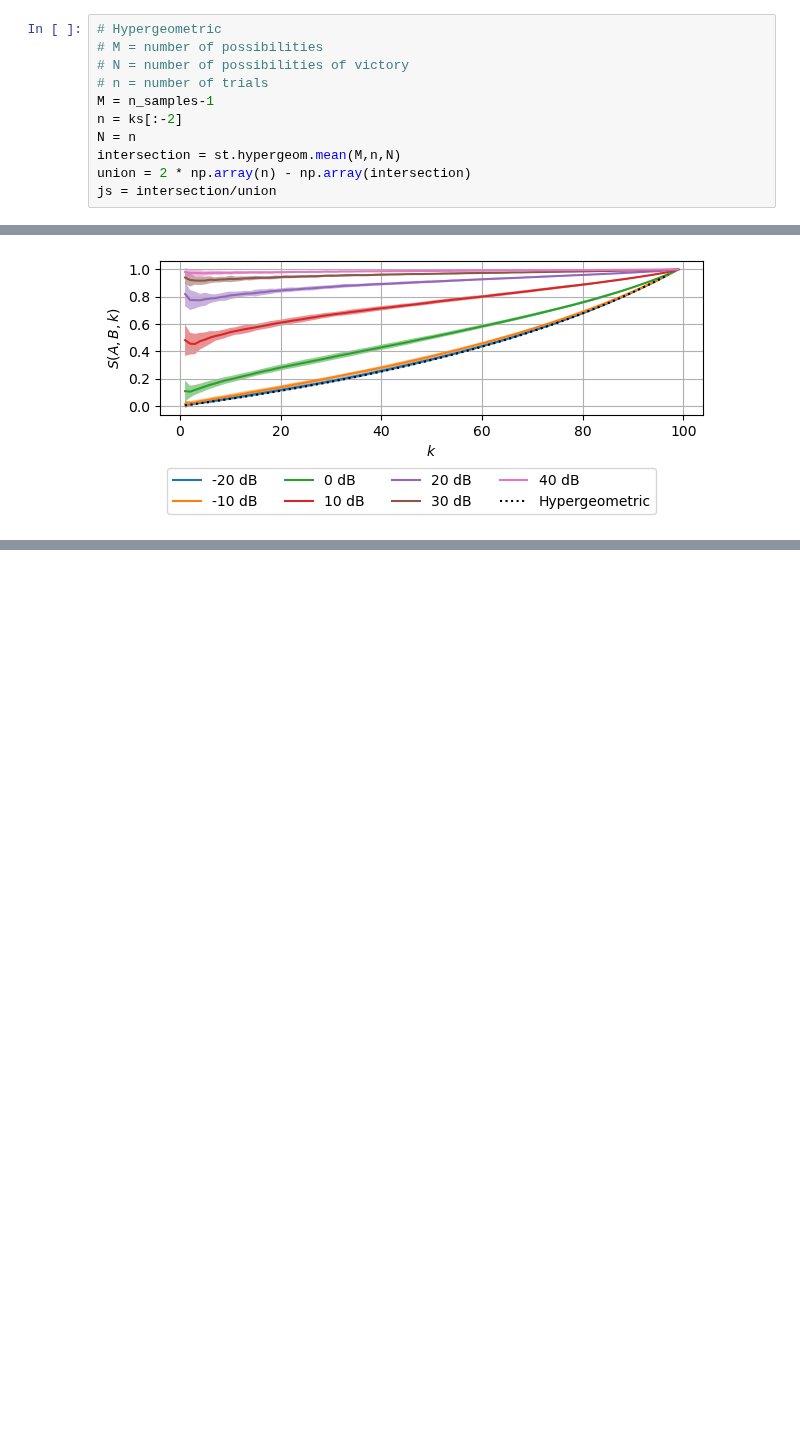
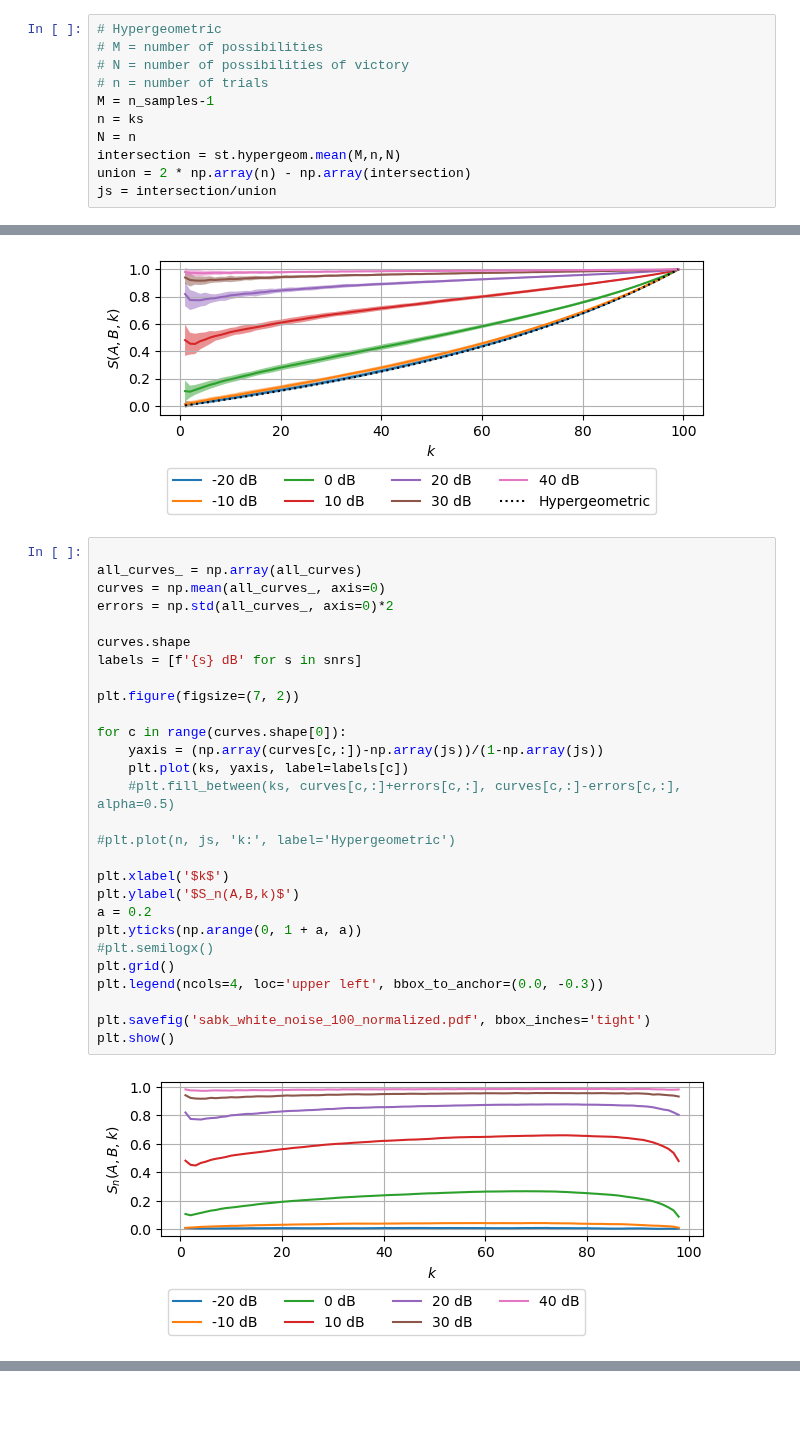
Before and after one commit to tiagoft/graph_structure, a Jupyter notebook: experiments/neurips2024/notebooks/theory_and_toy_problems.ipynb, the cells around one changed output, grey strips where cells are left out. Drawn from its saved outputs; the diff is of its cells as text; blank space fills up the shorter version.

```diff
--- a/experiments/neurips2024/notebooks/theory_and_toy_problems.ipynb
+++ b/experiments/neurips2024/notebooks/theory_and_toy_problems.ipynb
@@ -62,7 +62,7 @@ all_curves = Parallel(n_jobs=-1, verbose=10)(delayed(make_curves)(n, n_samples,
 # N = number of possibilities of victory
 # n = number of trials
 M = n_samples-1
-n = ks[:-2]
+n = ks
 N = n
 intersection = st.hypergeom.mean(M,n,N)
 union = 2 * np.array(n) - np.array(intersection)
@@ -95,3 +95,33 @@ plt.savefig('sabk_white_noise_100.pdf', bbox_inches='tight')
 plt.show()
 # %% [output]
 [figure]
+# %%
+
+all_curves_ = np.array(all_curves)
+curves = np.mean(all_curves_, axis=0)
+errors = np.std(all_curves_, axis=0)*2
+
+curves.shape
+labels = [f'{s} dB' for s in snrs]
+
+plt.figure(figsize=(7, 2))
+
+for c in range(curves.shape[0]):
+    yaxis = (np.array(curves[c,:])-np.array(js))/(1-np.array(js))
+    plt.plot(ks, yaxis, label=labels[c])
+    #plt.fill_between(ks, curves[c,:]+errors[c,:], curves[c,:]-errors[c,:], alpha=0.5)
+
+#plt.plot(n, js, 'k:', label='Hypergeometric')
+
+plt.xlabel('$k$')
+plt.ylabel('$S_n(A,B,k)$')
+a = 0.2
+plt.yticks(np.arange(0, 1 + a, a))
+#plt.semilogx()
+plt.grid()
+plt.legend(ncols=4, loc='upper left', bbox_to_anchor=(0.0, -0.3))
+
+plt.savefig('sabk_white_noise_100_normalized.pdf', bbox_inches='tight')
+plt.show()
+# %% [output]
+[figure, added]
```
Also changed, not shown: parts of 8 cells of this notebook, 1 other file.
